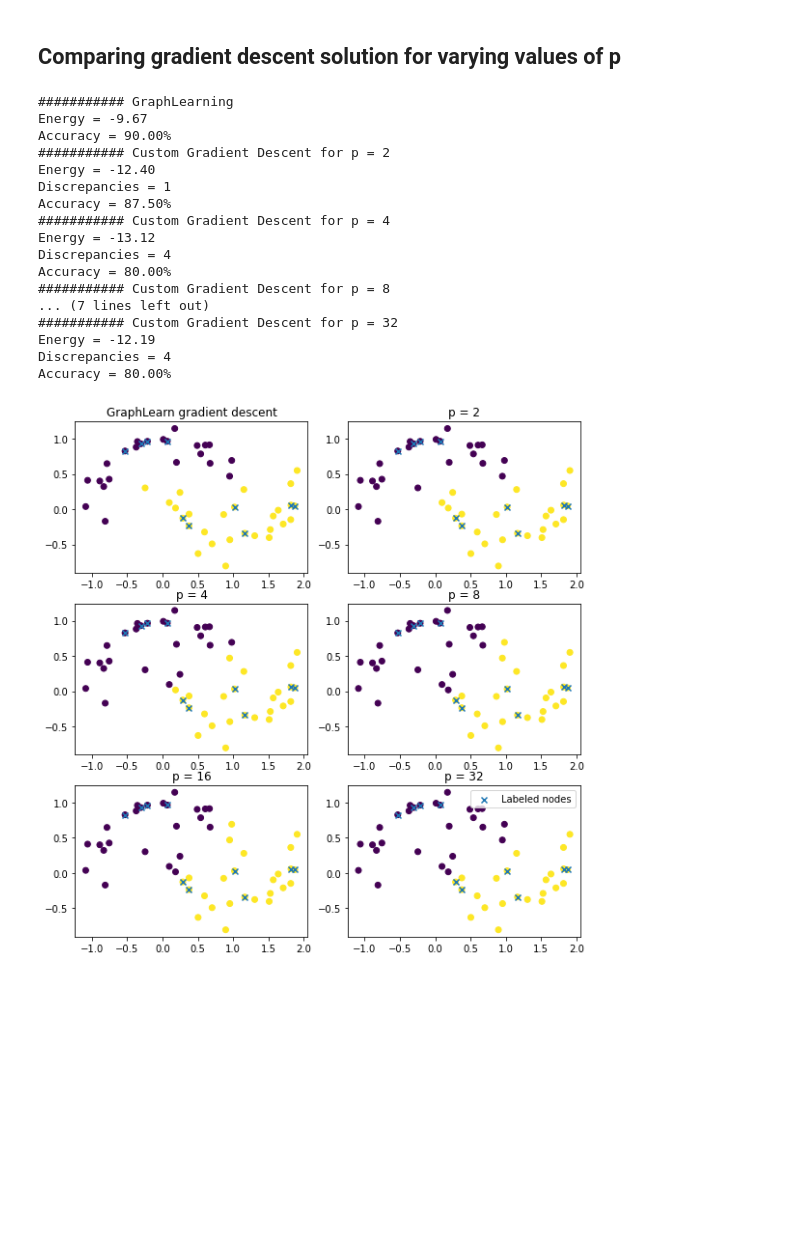
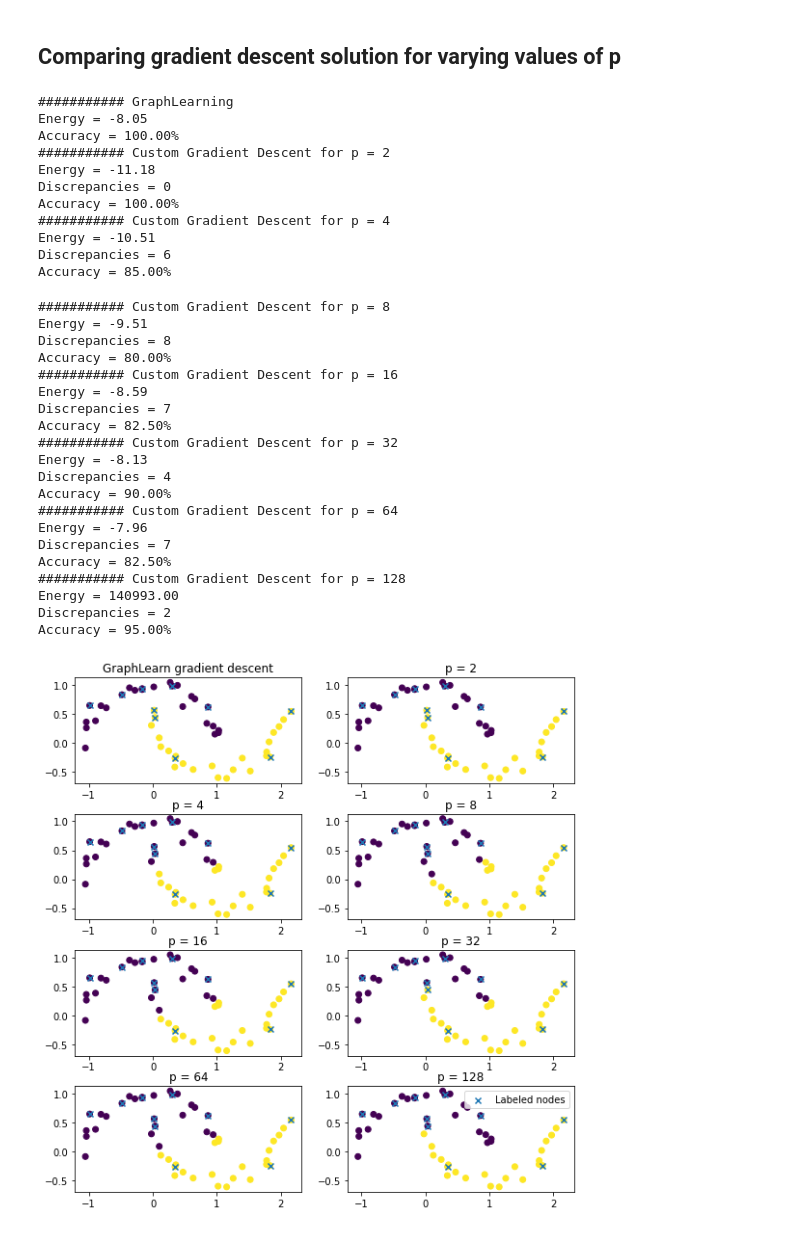
Before and after one commit to gstamatiou/optimal-classification, a Jupyter notebook: ppoison.ipynb, the cells around one changed output. Drawn from its saved outputs; the diff is of its cells as text; code cells hidden in the pictures; blank space fills up the shorter version.

```diff
--- a/ppoison.ipynb
+++ b/ppoison.ipynb
@@ -256,10 +256,7 @@ Number of different predictions 1
 # %%
 n = 50
 k = 2
-p_vals = [[0, 2], [4, 8], [16, 32]]
-
-# Array holding infos for each p
-info_str = p_vals
+p_vals = [[0, 2], [4, 8], [16, 32], [64, 128]]
 
 # Generate training data and label sets
 X,labels = datasets.make_moons(n_samples=n,noise=0.1)
@@ -288,52 +285,63 @@ for i in range(len(p_vals)):
 
             accuracy = gl.ssl.ssl_accuracy(pred_labels, labels, len(train_ind))
             energy = np.around(penergy(u.flatten(), W, train_ind, y, 2), 2)
 
-            info_str[i][j] = f"########### GraphLearning\n"\
+            info_str = f"########### GraphLearning\n"\
                             f"Energy = {energy:.2f}\n"\
                             f"Accuracy = {accuracy:.2f}%"
+            print(info_str)
             ax[i, j].scatter(X[:,0],X[:,1], c=pred_labels)
             ax[i, j].scatter(X[train_ind,0],X[train_ind,1], marker='x', label = "Labeled nodes")
             ax[i, j].set_title(f"GraphLearn gradient descent")
 
         else: # Apply custom learning
             my_u = started_gradient_ppoisson(W, train_ind, y, p)
             my_pred_labels = predict(my_u)
 
             discrepancies = np.count_nonzero(my_pred_labels - pred_labels)
             accuracy = gl.ssl.ssl_accuracy(my_pred_labels, labels, len(train_ind))
             energy = np.around(penergy(my_u.flatten(), W, train_ind, y, p), 2)
-            info_str[i][j] = f"########### Custom Gradient Descent for p = {p}\n"\
+            info_str = f"########### Custom Gradient Descent for p = {p}\n"\
                             f"Energy = {energy:.2f}\n"\
                             f"Discrepancies = {discrepancies}"\
                             f"\nAccuracy = {accuracy:.2f}%"
-
+            print(info_str)
             ax[i, j].scatter(X[:,0],X[:,1], c=my_pred_labels)
             ax[i, j].scatter(X[train_ind,0],X[train_ind,1], marker='x', label = "Labeled nodes")
             ax[i, j].set_title(f"p = {p}")
 
-for i in range(len(info_str)):
-    for j in range(len(info_str[0])):
-        print(info_str[i][j])
-
 plt.legend()
 plt.show()
 # %% [output]
 ########### GraphLearning
-Energy = -9.67
-Accuracy = 90.00%
+Energy = -8.05
+Accuracy = 100.00%
 ########### Custom Gradient Descent for p = 2
-Energy = -12.40
-Discrepancies = 1
-Accuracy = 87.50%
+Energy = -11.18
+Discrepancies = 0
+Accuracy = 100.00%
 ########### Custom Gradient Descent for p = 4
-Energy = -13.12
-Discrepancies = 4
-Accuracy = 80.00%
-########### Custom Gradient Descent for p = 8
-... (7 lines left out)
-########### Custom Gradient Descent for p = 32
-Energy = -12.19
-Discrepancies = 4
-Accuracy = 80.00%
+Energy = -10.51
+Discrepancies = 6
+Accuracy = 85.00%
+########### Custom Gradient Descent for p = 8
+Energy = -9.51
+Discrepancies = 8
+Accuracy = 80.00%
+########### Custom Gradient Descent for p = 16
+Energy = -8.59
+Discrepancies = 7
+Accuracy = 82.50%
+########### Custom Gradient Descent for p = 32
+Energy = -8.13
+Discrepancies = 4
+Accuracy = 90.00%
+########### Custom Gradient Descent for p = 64
+Energy = -7.96
+Discrepancies = 7
+Accuracy = 82.50%
+########### Custom Gradient Descent for p = 128
+Energy = 140993.00
+Discrepancies = 2
+Accuracy = 95.00%
-[figure, old version]
+[figure, new version]
```
